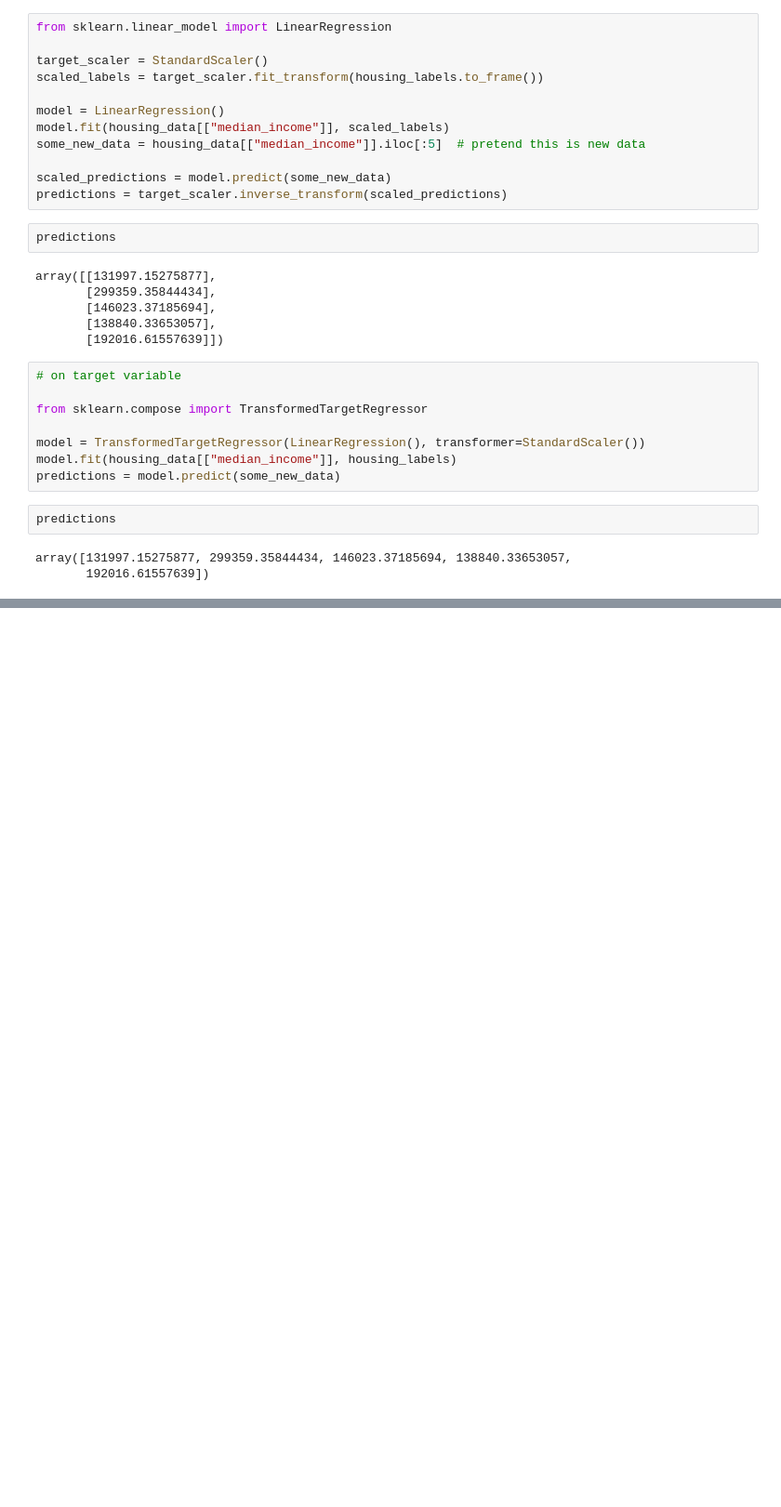
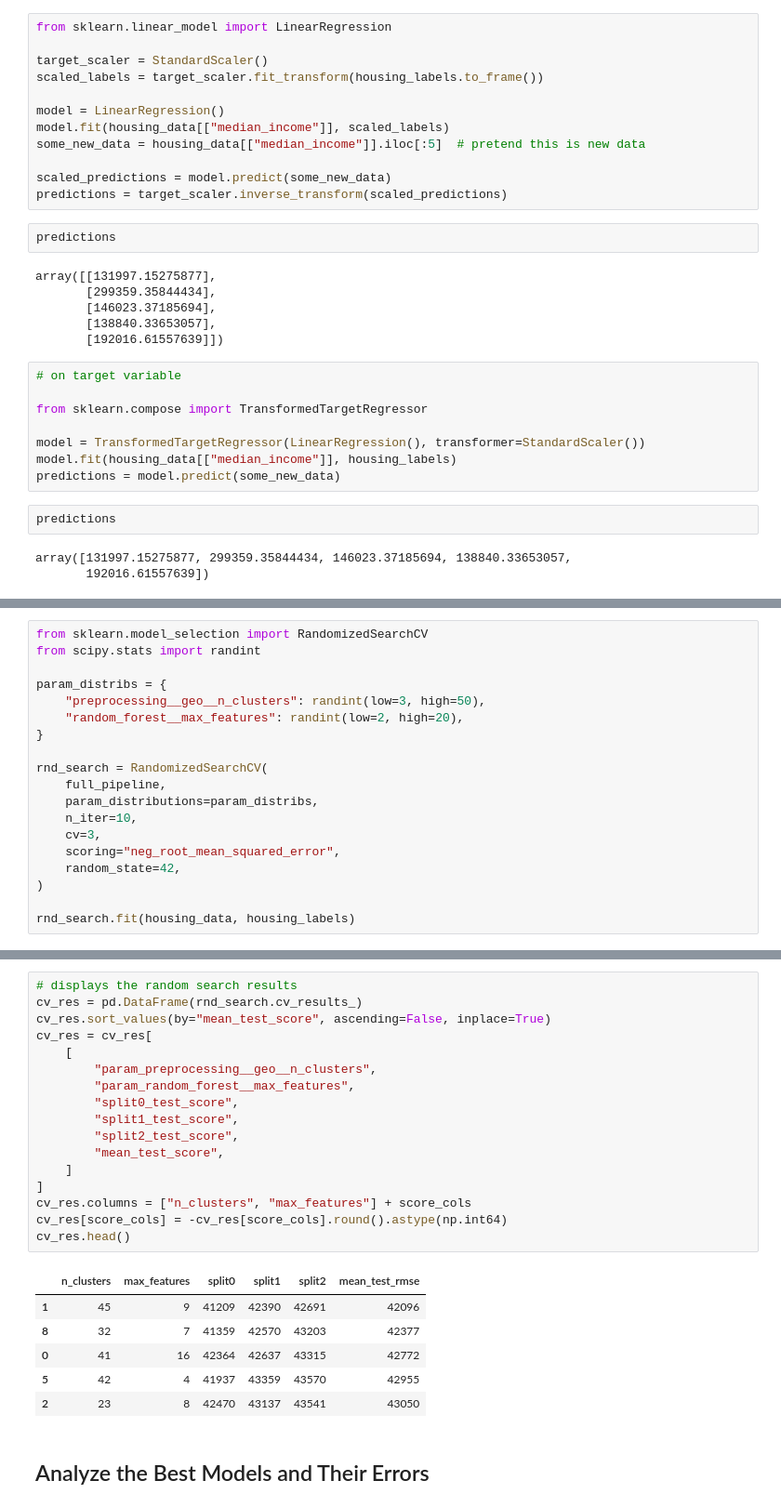
Before and after one commit to eshagarwal/Housing-Price-Prediction, a Jupyter notebook: housing_price_prediction.ipynb, the cells around one changed output, grey strips where cells are left out. Shown at 93% size. Drawn from its saved outputs; the diff is of its cells as text; blank space fills up the shorter version.

```diff
--- a/housing_price_prediction.ipynb
+++ b/housing_price_prediction.ipynb
@@ -449,0 +955,19 @@ array([131997.15275877, 299359.35844434, 146023.37185694, 138840.33653057,
+# %%
+from sklearn.model_selection import RandomizedSearchCV
+from scipy.stats import randint
+
+param_distribs = {
+    "preprocessing__geo__n_clusters": randint(low=3, high=50),
+    "random_forest__max_features": randint(low=2, high=20),
+}
+
+rnd_search = RandomizedSearchCV(
+    full_pipeline,
+    param_distributions=param_distribs,
+    n_iter=10,
+    cv=3,
+    scoring="neg_root_mean_squared_error",
+    random_state=42,
+)
+
+rnd_search.fit(housing_data, housing_labels)
@@ -449,0 +992,26 @@ array([131997.15275877, 299359.35844434, 146023.37185694, 138840.33653057,
+# %%
+# displays the random search results
+cv_res = pd.DataFrame(rnd_search.cv_results_)
+cv_res.sort_values(by="mean_test_score", ascending=False, inplace=True)
+cv_res = cv_res[
+    [
+        "param_preprocessing__geo__n_clusters",
+        "param_random_forest__max_features",
+        "split0_test_score",
+        "split1_test_score",
+        "split2_test_score",
+        "mean_test_score",
+    ]
+]
+cv_res.columns = ["n_clusters", "max_features"] + score_cols
+cv_res[score_cols] = -cv_res[score_cols].round().astype(np.int64)
+cv_res.head()
+# %% [output]
+|  | n_clusters | max_features | split0 | split1 | split2 | mean_test_rmse |
+| 1 | 45 | 9 | 41209 | 42390 | 42691 | 42096 |
+| 8 | 32 | 7 | 41359 | 42570 | 43203 | 42377 |
+| 0 | 41 | 16 | 42364 | 42637 | 43315 | 42772 |
+| 5 | 42 | 4 | 41937 | 43359 | 43570 | 42955 |
+| 2 | 23 | 8 | 42470 | 43137 | 43541 | 43050 |
+# %% [markdown]
+## Analyze the Best Models and Their Errors
```
Also changed, not shown: parts of 57 cells of this notebook.
